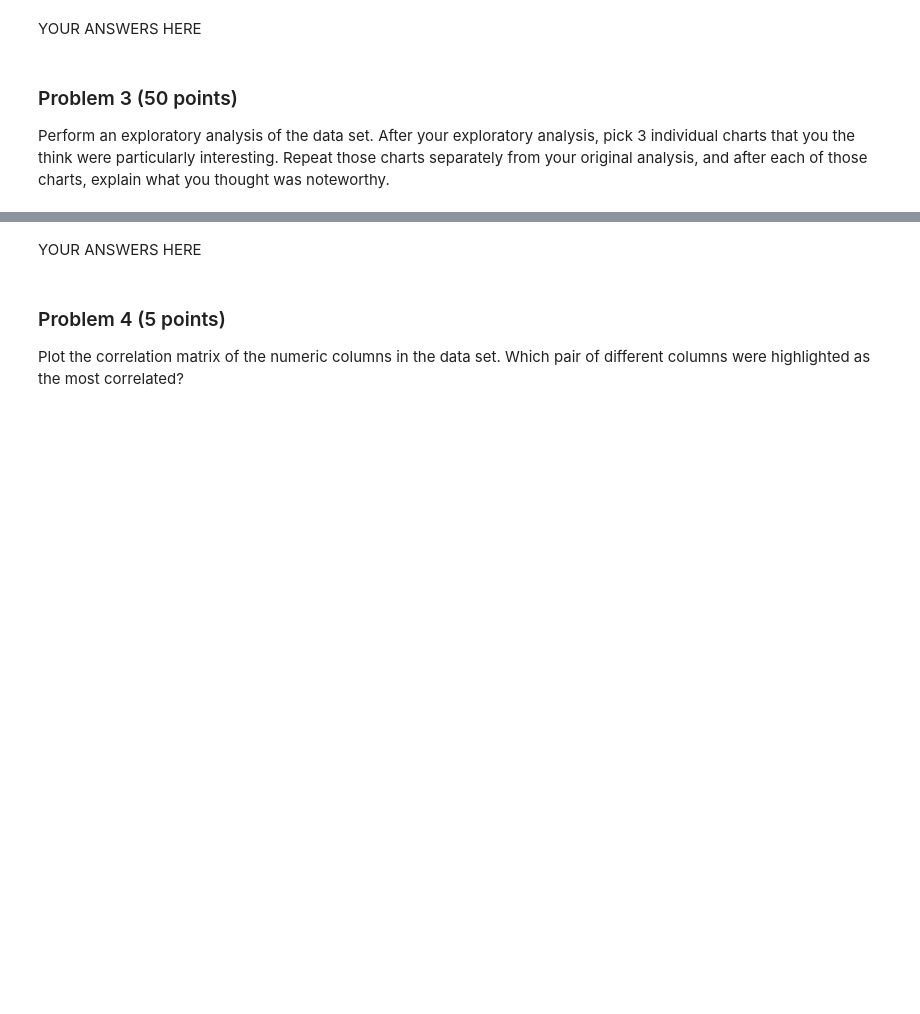
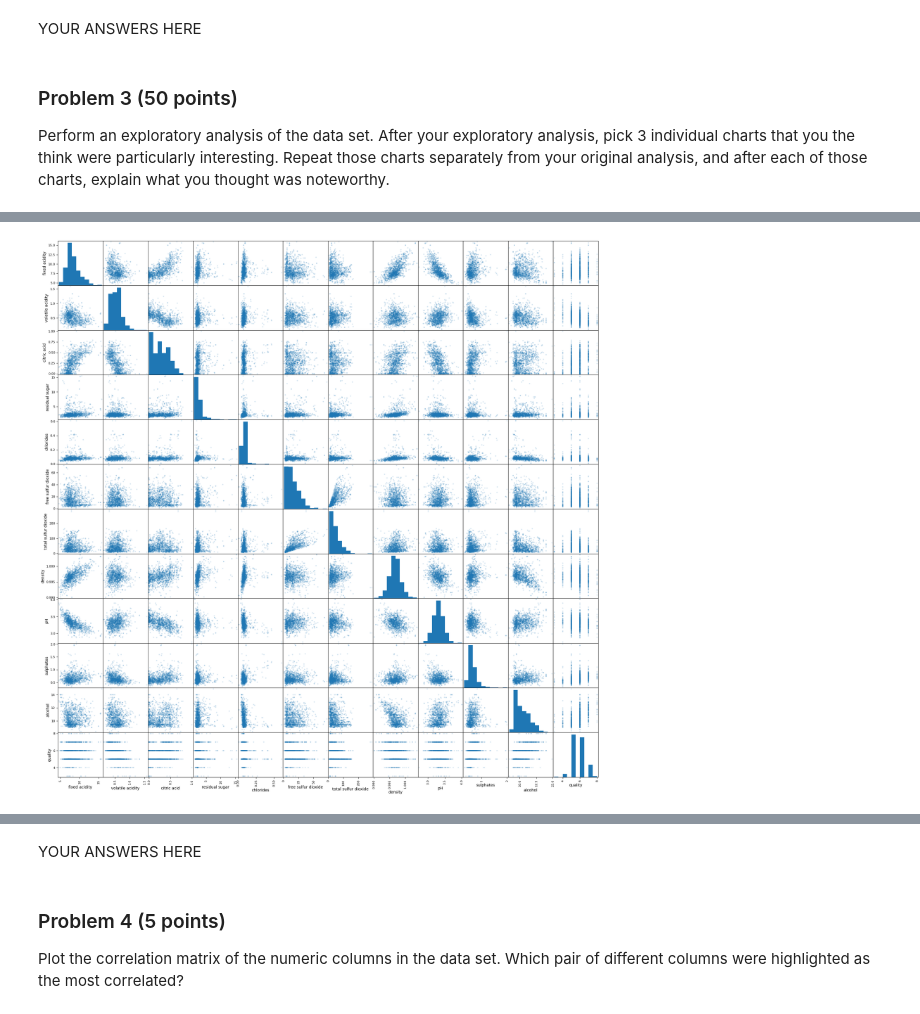
Before and after one commit to Madi-Williams/dx602-final-project, a Jupyter notebook: project.ipynb, the cells around one changed output, grey strips where cells are left out. Cells and saved outputs as stored; diff of their text form; code cells hidden in the pictures; blank space fills up the shorter version.

```diff
--- a/project.ipynb
+++ b/project.ipynb
@@ -72,0 +71,6 @@ If the data set you choose has more than ten columns, you may limit later analys
+# %%
+# YOUR CODE HERE
+
+# read and show a sample of the data
+df = pd.read_csv("winequality-red.csv", sep=";")
+df.sample(10)
@@ -90,0 +190,8 @@ Repeat those charts separately from your original analysis, and after each of th
+# %%
+# YOUR CODE HERE
+
+# scatter matrix for looking at correlations visually
+scatter_matrix_plot = pd.plotting.scatter_matrix(df, figsize=(25,25), alpha=0.2)
+plt.show()
+# %% [output]
+[figure, added]
```
Also changed, not shown: parts of 52 cells of this notebook, 2 other files.
